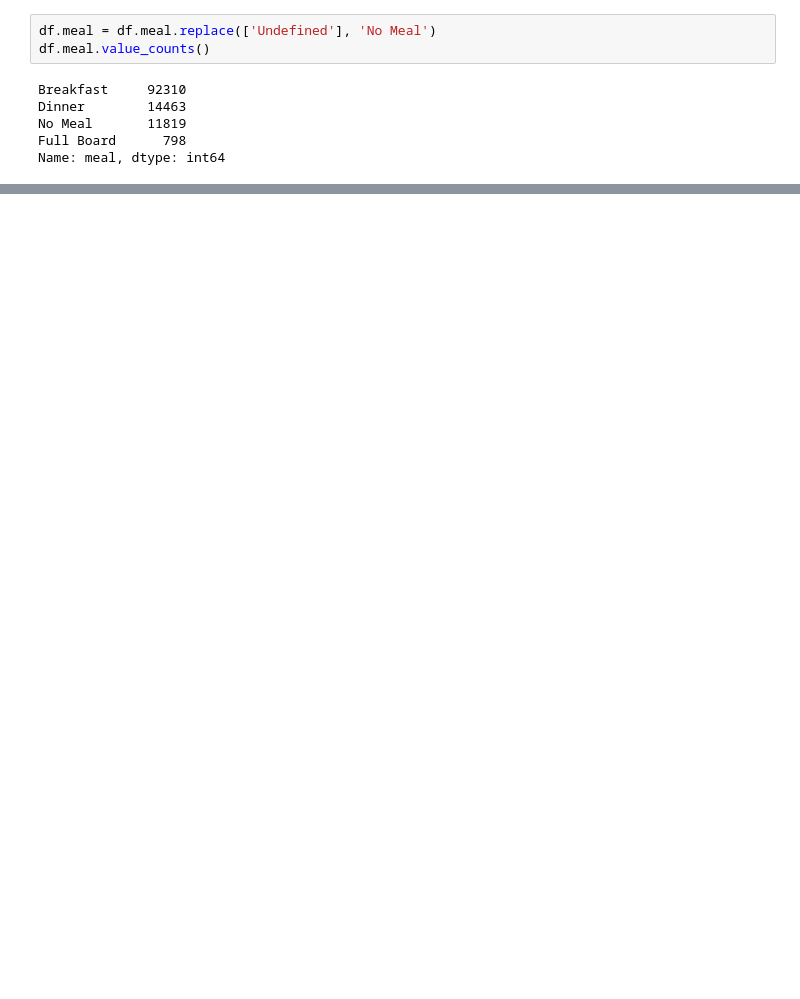
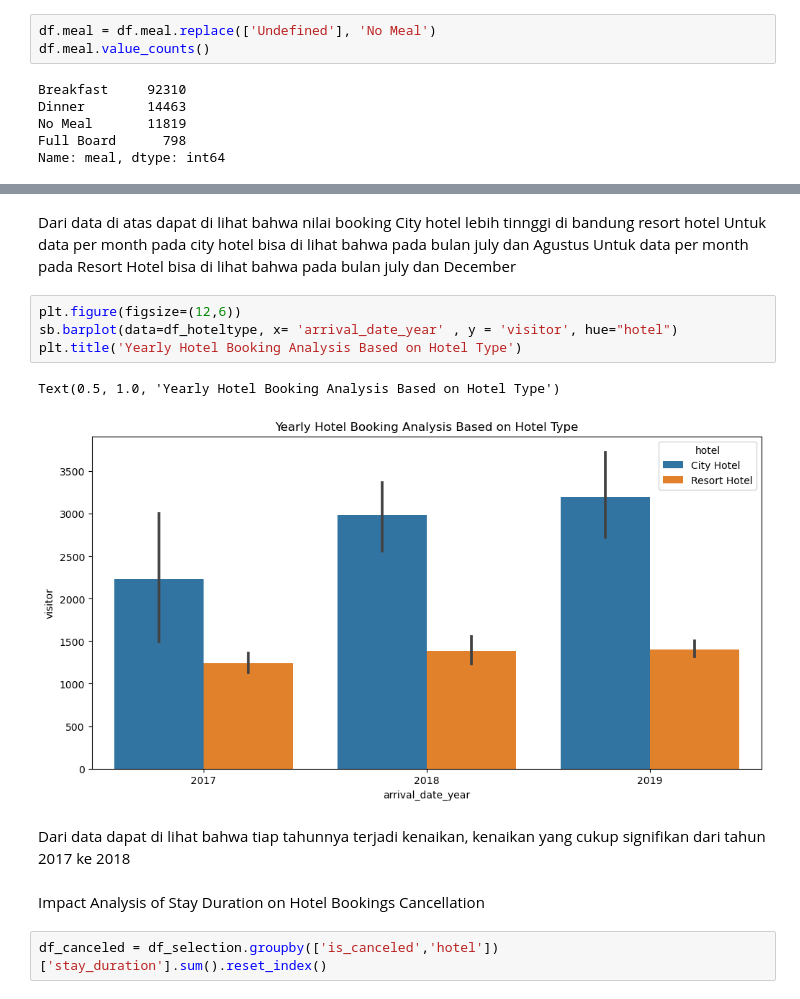
Before and after one commit to Ujeeg/Investigate-Hotel-Business-using-Data-Visualization, a Jupyter notebook: Project 2 Stage 1.ipynb, the cells around one changed output, grey strips where cells are left out. Drawn from its saved outputs; the diff is of its cells as text; blank space fills up the shorter version.

```diff
--- a/Project 2 Stage 1.ipynb
+++ b/Project 2 Stage 1.ipynb
@@ -127,0 +245,17 @@ df_selection
+# %% [markdown]
+Dari data di atas dapat di lihat bahwa nilai booking City hotel lebih tinnggi di bandung resort hotel
+Untuk data per month pada city hotel bisa di lihat bahwa pada bulan july dan Agustus
+Untuk data per month pada Resort Hotel bisa di lihat bahwa pada bulan july dan December
+# %%
+plt.figure(figsize=(12,6))
+sb.barplot(data=df_hoteltype, x= 'arrival_date_year' , y = 'visitor', hue="hotel")
+plt.title('Yearly Hotel Booking Analysis Based on Hotel Type')
+# %% [output]
+Text(0.5, 1.0, 'Yearly Hotel Booking Analysis Based on Hotel Type')
+[figure, added]
+# %% [markdown]
+Dari data dapat di lihat bahwa tiap tahunnya terjadi kenaikan, kenaikan yang cukup signifikan dari tahun 2017 ke 2018
+# %% [markdown]
+Impact Analysis of Stay Duration on Hotel Bookings Cancellation
+# %%
+df_canceled = df_selection.groupby(['is_canceled','hotel'])['stay_duration'].sum().reset_index()
```
Also changed, not shown: parts of 39 cells of this notebook.
